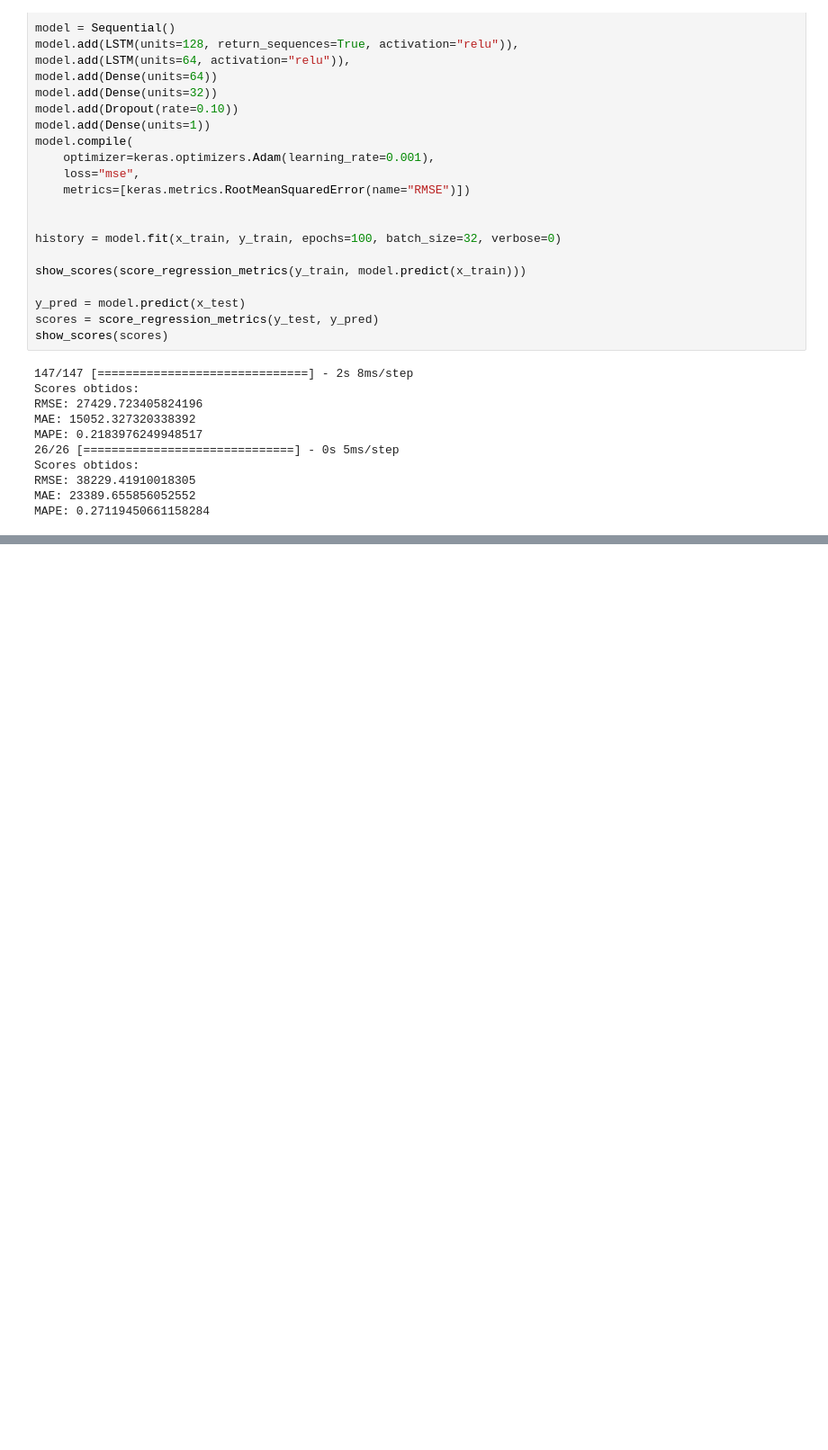
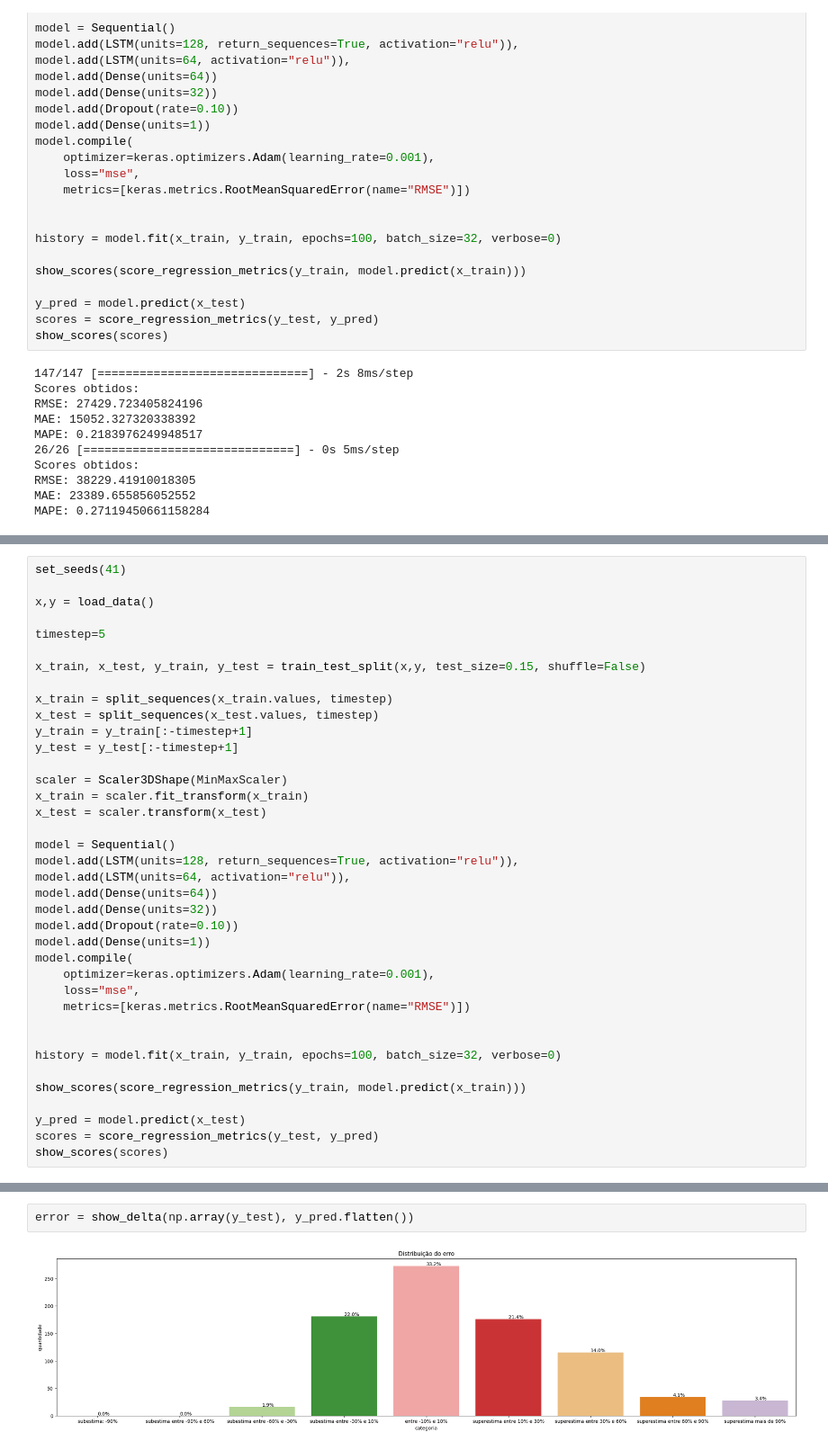
Before and after one commit to LeiteJu/TCC, a Jupyter notebook: notebooks/lstm.ipynb, the cells around one changed output, grey strips where cells are left out. Shown at 90% size. Drawn from its saved outputs; the diff is of its cells as text; blank space fills up the shorter version.

Commit message:
updates na lstm

```diff
--- a/notebooks/lstm.ipynb
+++ b/notebooks/lstm.ipynb
@@ -1597,0 +1616,38 @@ MAPE: 0.27119450661158284
+# %%
+set_seeds(41)
+
+x,y = load_data()
+
+timestep=5
+
+x_train, x_test, y_train, y_test = train_test_split(x,y, test_size=0.15, shuffle=False)
+
+x_train = split_sequences(x_train.values, timestep)
+x_test = split_sequences(x_test.values, timestep)
+y_train = y_train[:-timestep+1]
+y_test = y_test[:-timestep+1]
+
+scaler = Scaler3DShape(MinMaxScaler)
+x_train = scaler.fit_transform(x_train)
+x_test = scaler.transform(x_test)
+
+model = Sequential()
+model.add(LSTM(units=128, return_sequences=True, activation="relu")),
+model.add(LSTM(units=64, activation="relu")),
+model.add(Dense(units=64))
+model.add(Dense(units=32))
+model.add(Dropout(rate=0.10))
+model.add(Dense(units=1))
+model.compile(
+    optimizer=keras.optimizers.Adam(learning_rate=0.001),
+    loss="mse",
+    metrics=[keras.metrics.RootMeanSquaredError(name="RMSE")])
+
+
+history = model.fit(x_train, y_train, epochs=100, batch_size=32, verbose=0)
+
+show_scores(score_regression_metrics(y_train, model.predict(x_train)))
+
+y_pred = model.predict(x_test)
+scores = score_regression_metrics(y_test, y_pred)
+show_scores(scores)
@@ -1597,0 +1665,4 @@ MAPE: 0.27119450661158284
+# %%
+error = show_delta(np.array(y_test), y_pred.flatten())
+# %% [output]
+[figure, added]
```
Also changed, not shown: parts of 8 cells of this notebook.
